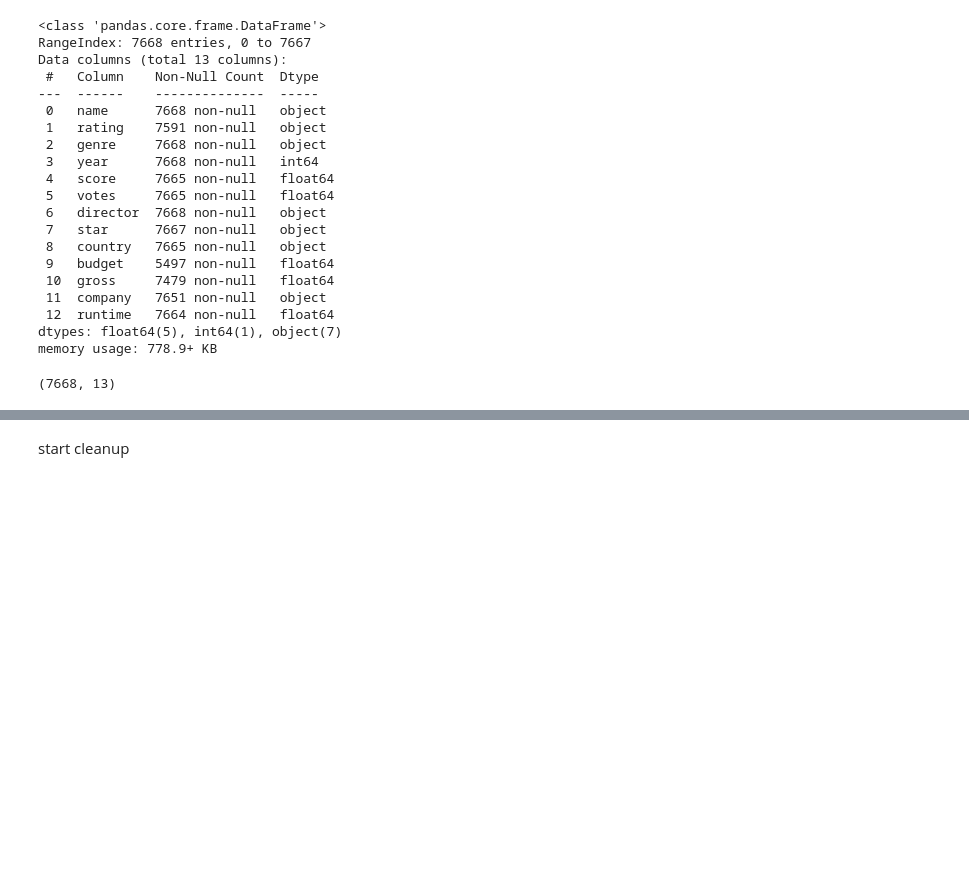
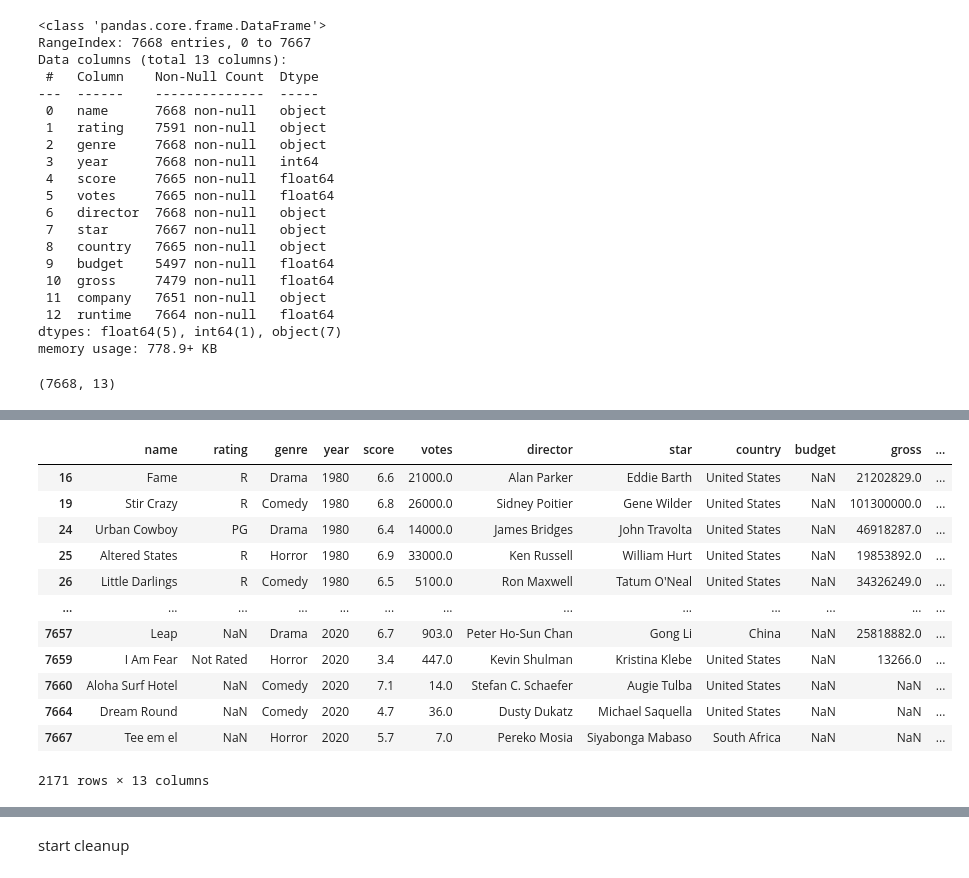
Before and after one commit to Kaidense2026/Pop_culture-, a Jupyter notebook: Pop_Culture_research_project.ipynb, the cells around one changed output, grey strips where cells are left out. Drawn from its saved outputs; the diff is of its cells as text; code cells hidden in the pictures; blank space fills up the shorter version.

```diff
--- a/Pop_Culture_research_project.ipynb
+++ b/Pop_Culture_research_project.ipynb
@@ -59,0 +104,16 @@ print(movies.shape)
+# %%
+movies[movies['budget'].isnull()]
+# %% [output]
+|  | name | rating | genre | year | score | votes | director | star | country | budget | gross | ... |
+| 16 | Fame | R | Drama | 1980 | 6.6 | 21000.0 | Alan Parker | Eddie Barth | United States | NaN | 21202829.0 | ... |
+| 19 | Stir Crazy | R | Comedy | 1980 | 6.8 | 26000.0 | Sidney Poitier | Gene Wilder | United States | NaN | 101300000.0 | ... |
+| 24 | Urban Cowboy | PG | Drama | 1980 | 6.4 | 14000.0 | James Bridges | John Travolta | United States | NaN | 46918287.0 | ... |
+| 25 | Altered States | R | Horror | 1980 | 6.9 | 33000.0 | Ken Russell | William Hurt | United States | NaN | 19853892.0 | ... |
+| 26 | Little Darlings | R | Comedy | 1980 | 6.5 | 5100.0 | Ron Maxwell | Tatum O'Neal | United States | NaN | 34326249.0 | ... |
+| ... | ... | ... | ... | ... | ... | ... | ... | ... | ... | ... | ... | ... |
+| 7657 | Leap | NaN | Drama | 2020 | 6.7 | 903.0 | Peter Ho-Sun Chan | Gong Li | China | NaN | 25818882.0 | ... |
+| 7659 | I Am Fear | Not Rated | Horror | 2020 | 3.4 | 447.0 | Kevin Shulman | Kristina Klebe | United States | NaN | 13266.0 | ... |
+| 7660 | Aloha Surf Hotel | NaN | Comedy | 2020 | 7.1 | 14.0 | Stefan C. Schaefer | Augie Tulba | United States | NaN | NaN | ... |
+| 7664 | Dream Round | NaN | Comedy | 2020 | 4.7 | 36.0 | Dusty Dukatz | Michael Saquella | United States | NaN | NaN | ... |
+| 7667 | Tee em el | NaN | Horror | 2020 | 5.7 | 7.0 | Pereko Mosia | Siyabonga Mabaso | South Africa | NaN | NaN | ... |
+2171 rows × 13 columns
```
Also changed, not shown: parts of 9 cells of this notebook.
